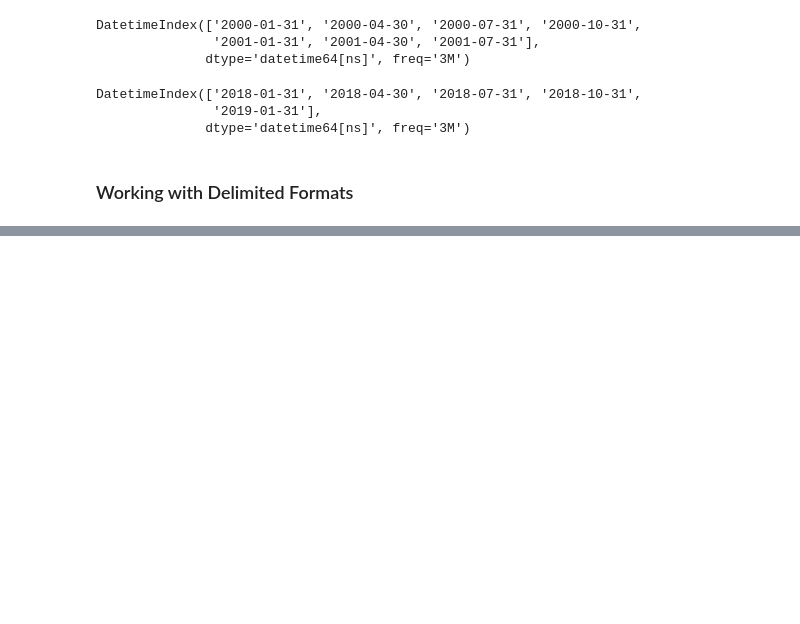
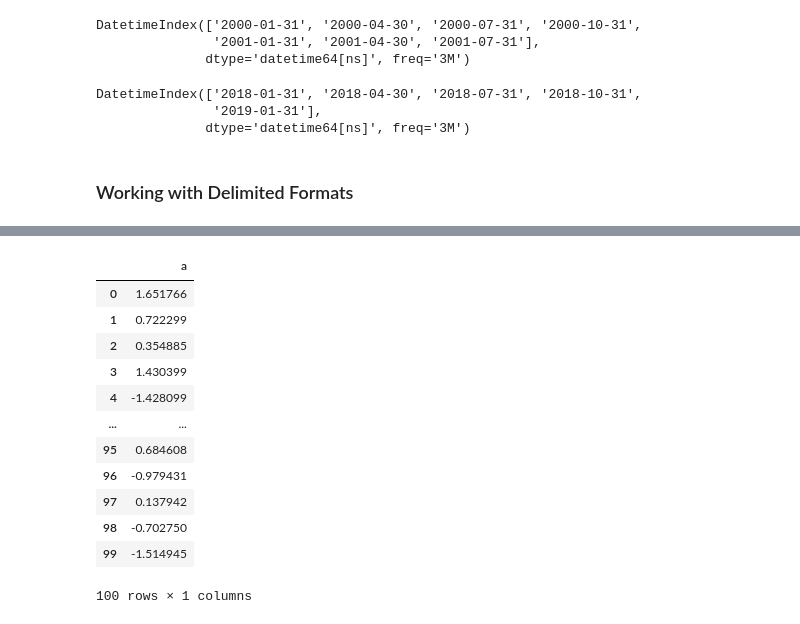
Before and after one commit to Bharat-Soren/Practice, a Jupyter notebook: Restart/Classes/10th Class Pandas 2nd Session.ipynb, the cells around one changed output, grey strips where cells are left out. Cells and saved outputs as stored; diff of their text form; code cells hidden in the pictures; blank space fills up the shorter version.

```diff
--- a/Restart/Classes/10th Class Pandas 2nd Session.ipynb
+++ b/Restart/Classes/10th Class Pandas 2nd Session.ipynb
@@ -186,0 +494,16 @@ DatetimeIndex(['2018-01-31', '2018-04-30', '2018-07-31', '2018-10-31',
+# %%
+store['obj1']
+# %% [output]
+|  | a |
+| 0 | 1.651766 |
+| 1 | 0.722299 |
+| 2 | 0.354885 |
+| 3 | 1.430399 |
+| 4 | -1.428099 |
+| ... | ... |
+| 95 | 0.684608 |
+| 96 | -0.979431 |
+| 97 | 0.137942 |
+| 98 | -0.702750 |
+| 99 | -1.514945 |
+100 rows × 1 columns
```
Also changed, not shown: parts of 38 cells of this notebook, 3 other files.
